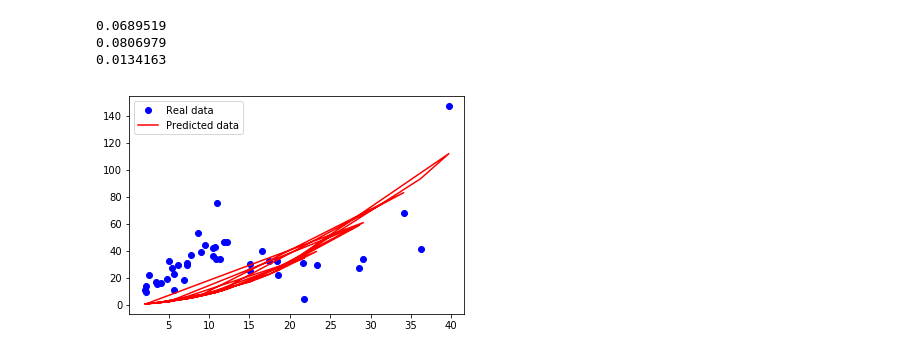
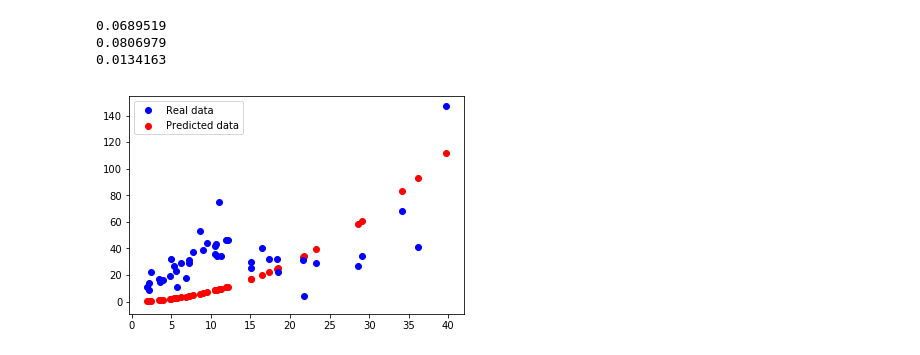
Before and after one commit to mshahriarinia/stanford_tf_for_dl_research, a Jupyter notebook: 03_qudratic_regression.ipynb, the cells around one changed output. Saved outputs shown, nothing was run; the diff lists cells and outputs as text; code cells hidden in the pictures.

Commit message:
Fix error at plot with unwanted lines between dots

```diff
--- a/03_qudratic_regression.ipynb
+++ b/03_qudratic_regression.ipynb
@@ -83,11 +83,11 @@ print(b_value)
 # %%
 X, Y = data.T[0], data.T[1]
 plt.plot(X, Y, 'bo', label='Real data')
-plt.plot(X, X * X  * w2_value + X * w1_value + b_value, 'r', label='Predicted data')
+plt.scatter(X, X * X  * w2_value + X * w1_value + b_value, color='r', label='Predicted data')
 plt.legend()
 plt.show()
 # %% [output]
-[figure, old version]
+[figure, new version]
 # %% [markdown]
 By reusing the exact code as in linear model the model returns nan.
 By investigating and printing loss value at each record I noticed that in the beginning we have loss but it keeps increasing. Tried smaller and larger loss, no help; smaller loss seemed to work for a few more samples but nothing significant. By looking at this https://stackoverflow.com/questions/45177800/gradient-descent-isnt-working I noticed that loss should be MUCH MUCH smaller than linear model.
```
